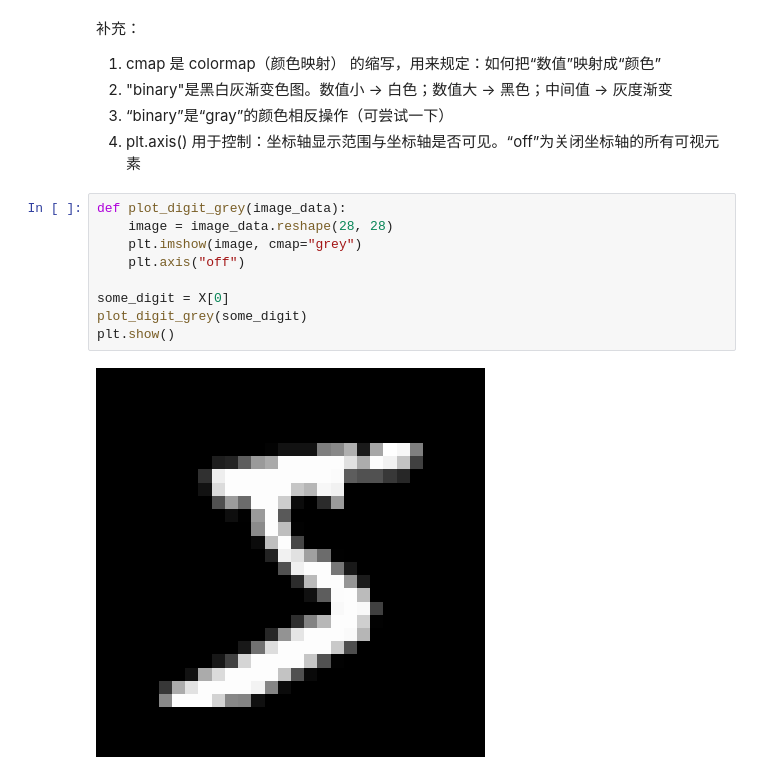
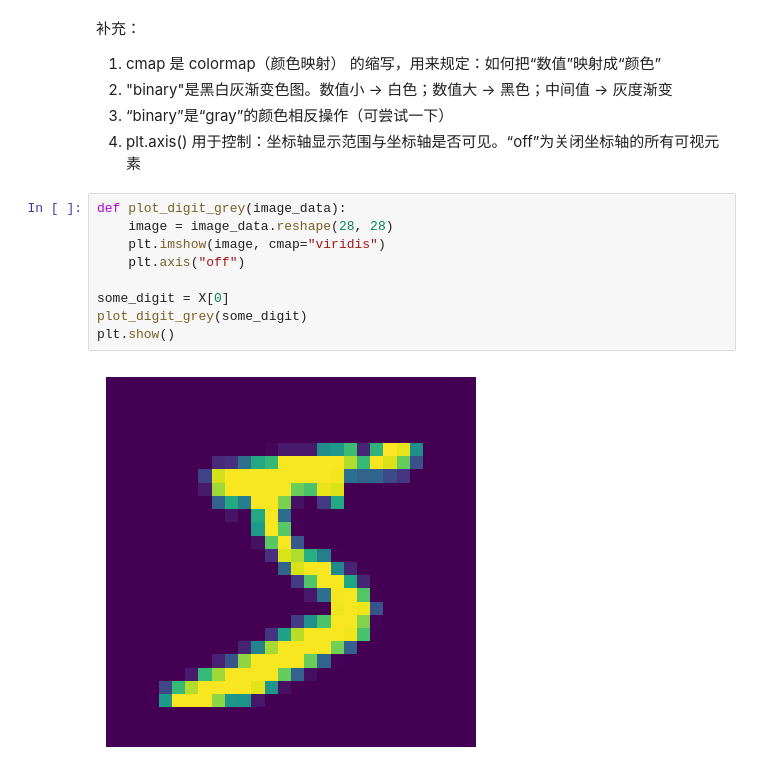
Before and after one commit to machao318927/Hands-On-Machine-Learning, a Jupyter notebook: my-study/03_classification.ipynb, the cells around one changed output. Saved outputs shown, nothing was run; the diff lists cells and outputs as text.

```diff
--- a/my-study/03_classification.ipynb
+++ b/my-study/03_classification.ipynb
@@ -211,11 +219,11 @@ plt.show()
 # %%
 def plot_digit_grey(image_data):
     image = image_data.reshape(28, 28)
-    plt.imshow(image, cmap="grey")
+    plt.imshow(image, cmap="viridis")
     plt.axis("off")
 
 some_digit = X[0]
 plot_digit_grey(some_digit)
 plt.show()
 # %% [output]
-[figure, old version]
+[figure, new version]
```
Also changed, not shown: parts of 16 cells of this notebook.
